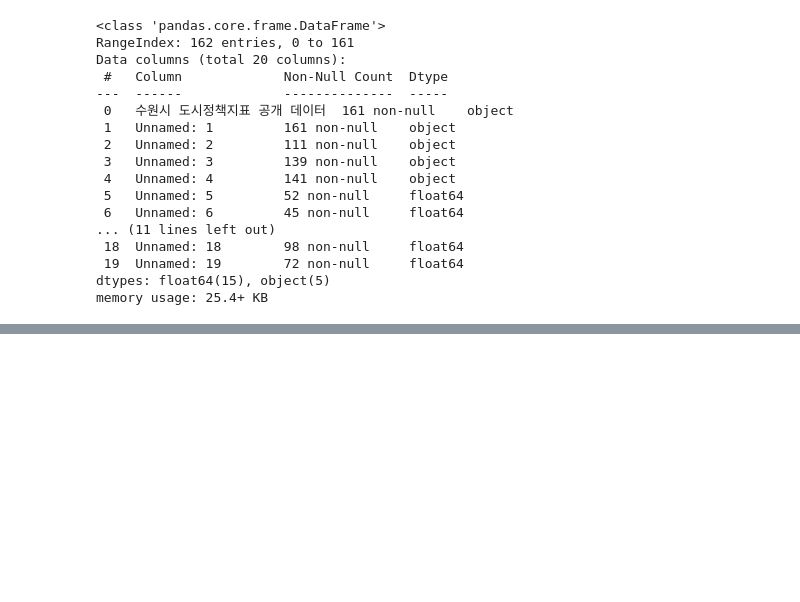
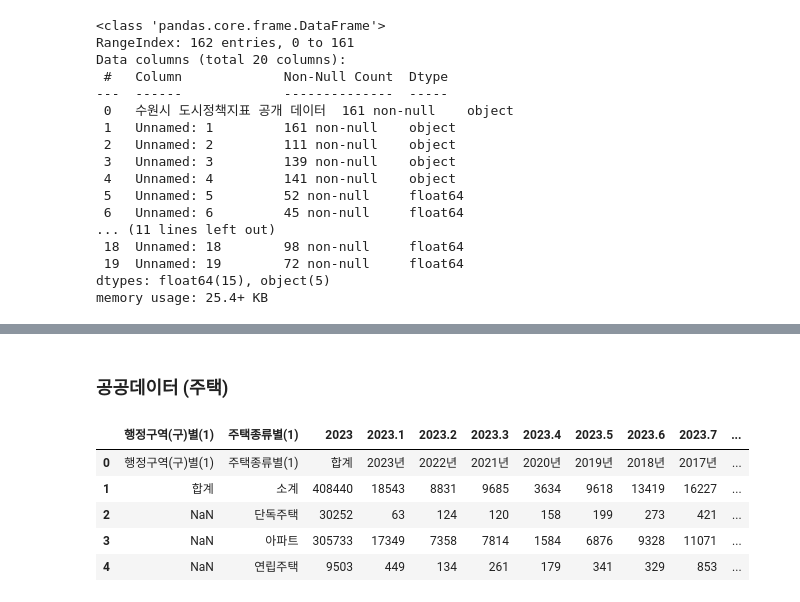
Before and after one commit to HOYUN-Y/Data_projects, a Jupyter notebook: dacon_sri_suwon_data_analysis/[Dacon] 공공데이터를 활용 수원시 정책 제안.ipynb, the cells around one changed output, grey strips where cells are left out. Cells and saved outputs as stored; diff of their text form; code cells hidden in the pictures; blank space fills up the shorter version.

```diff
--- a/dacon_sri_suwon_data_analysis/[Dacon] 공공데이터를 활용 수원시 정책 제안.ipynb
+++ b/dacon_sri_suwon_data_analysis/[Dacon] 공공데이터를 활용 수원시 정책 제안.ipynb
@@ -298,3 +282,5 @@ city_policy_data[city_policy_data['Unnamed: 1']=='노후주택비율'] #2015~202
 # %% [output]
 |  | 수원시 도시정책지표 공개 데이터 | Unnamed: 1 | Unnamed: 2 | Unnamed: 3 | Unnamed: 4 | Unnamed: 5 | Unnamed: 6 | Unnamed: 7 | ... |
 | 49 | 35 | 노후주택비율 | 전체 주택 대비 30년 이상 된 주택 비율\n※ 노후주택비율... | % | 통계청(인구총조사과) | NaN | NaN | NaN | ... |
+# %% [markdown]
+### 공공데이터 (주택)
@@ -300,0 +289,9 @@ city_policy_data[city_policy_data['Unnamed: 1']=='노후주택비율'] #2015~202
+# %%
+house.head()
+# %% [output]
+|  | 행정구역(구)별(1) | 주택종류별(1) | 2023 | 2023.1 | 2023.2 | 2023.3 | 2023.4 | 2023.5 | 2023.6 | 2023.7 | ... |
+| 0 | 행정구역(구)별(1) | 주택종류별(1) | 합계 | 2023년 | 2022년 | 2021년 | 2020년 | 2019년 | 2018년 | 2017년 | ... |
+| 1 | 합계 | 소계 | 408440 | 18543 | 8831 | 9685 | 3634 | 9618 | 13419 | 16227 | ... |
+| 2 | NaN | 단독주택 | 30252 | 63 | 124 | 120 | 158 | 199 | 273 | 421 | ... |
+| 3 | NaN | 아파트 | 305733 | 17349 | 7358 | 7814 | 1584 | 6876 | 9328 | 11071 | ... |
+| 4 | NaN | 연립주택 | 9503 | 449 | 134 | 261 | 179 | 341 | 329 | 853 | ... |
```
Also changed, not shown: parts of 5 cells of this notebook.
